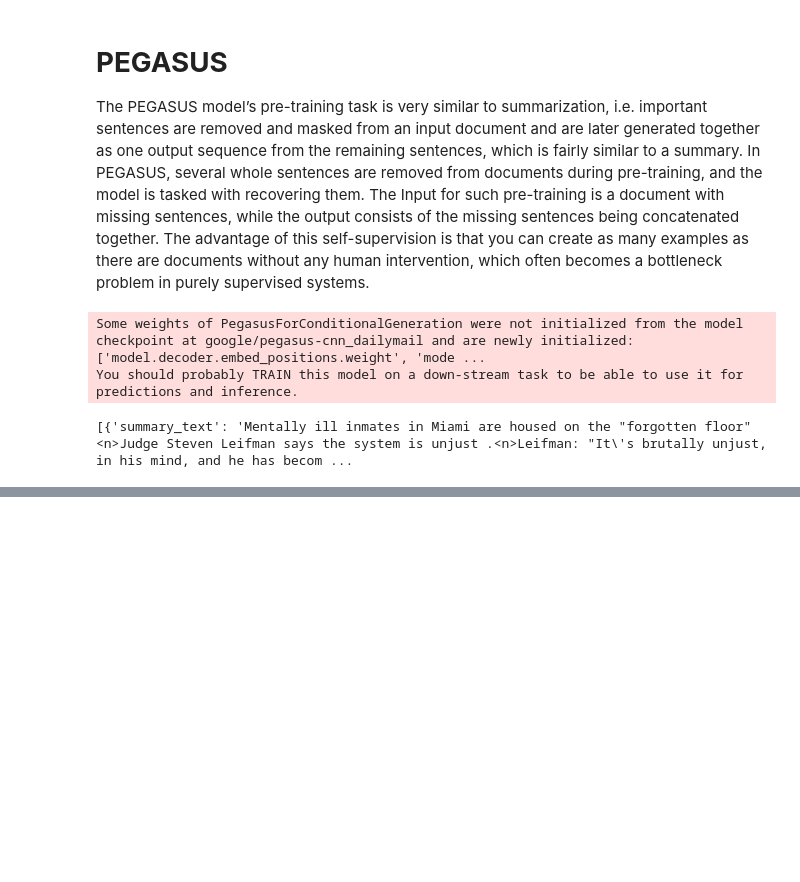
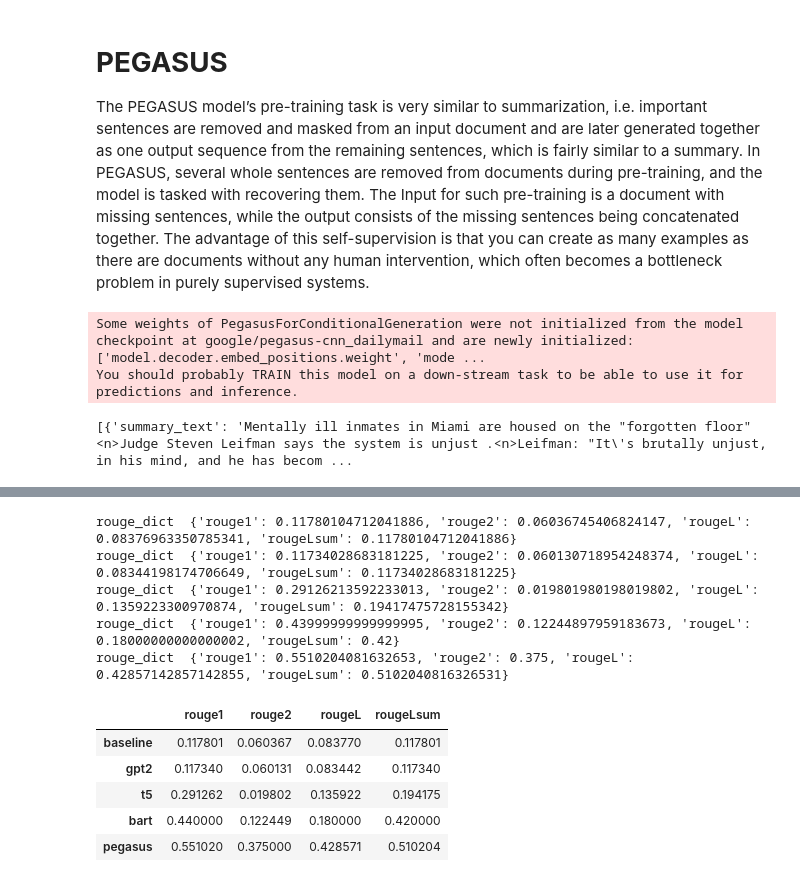
Before and after one commit to mspatke/abstractive_summarization_BART_transformer, a Jupyter notebook: Text_summarization_BART_T5_Pegasus.ipynb, the cells around one changed output, grey strips where cells are left out. Cells and saved outputs as stored; diff of their text form; code cells hidden in the pictures; blank space fills up the shorter version.

```diff
--- a/Text_summarization_BART_T5_Pegasus.ipynb
+++ b/Text_summarization_BART_T5_Pegasus.ipynb
@@ -151,3 +151,12 @@ pipe_out
 [{'summary_text': 'Mentally ill inmates in Miami are housed on the "forgotten floor"<n>Judge Steven Leifman says the system is unjust .<n>Leifman: "It\'s brutally unjust, in his mind, and he has becom ...
 # %%
 summaries["pegasus"] = pipe_out[0]["summary_text"].replace(" .<n>", ".\n")
+# %%
+print("GROUND TRUTH")
+
+print(dataset['train'][1]['highlights'])
+
+
+for model_name in summaries:
+    print('\n#####',model_name.upper(),'#####')
+    print('\n',summaries[model_name])
@@ -153,0 +203,29 @@ summaries["pegasus"] = pipe_out[0]["summary_text"].replace(" .<n>", ".\n")
+# %%
+rouge_metric = load_metric('rouge')
+# %%
+rouge_names = ["rouge1", "rouge2", "rougeL", "rougeLsum"]
+
+reference = dataset['train'][1]['highlights']
+
+records = []
+
+for model_name in summaries:
+    rouge_metric.add(prediction = summaries[model_name], reference = reference )
+    score = rouge_metric.compute()
+    rouge_dict = dict((rn, score[rn].mid.fmeasure ) for rn in rouge_names )
+    print('rouge_dict ', rouge_dict )
+    records.append(rouge_dict)
+
+pd.DataFrame.from_records(records, index = summaries.keys() )
+# %% [output]
+rouge_dict  {'rouge1': 0.11780104712041886, 'rouge2': 0.06036745406824147, 'rougeL': 0.08376963350785341, 'rougeLsum': 0.11780104712041886}
+rouge_dict  {'rouge1': 0.11734028683181225, 'rouge2': 0.060130718954248374, 'rougeL': 0.08344198174706649, 'rougeLsum': 0.11734028683181225}
+rouge_dict  {'rouge1': 0.29126213592233013, 'rouge2': 0.019801980198019802, 'rougeL': 0.1359223300970874, 'rougeLsum': 0.19417475728155342}
+rouge_dict  {'rouge1': 0.43999999999999995, 'rouge2': 0.12244897959183673, 'rougeL': 0.18000000000000002, 'rougeLsum': 0.42}
+rouge_dict  {'rouge1': 0.5510204081632653, 'rouge2': 0.375, 'rougeL': 0.42857142857142855, 'rougeLsum': 0.5102040816326531}
+|  | rouge1 | rouge2 | rougeL | rougeLsum |
+| baseline | 0.117801 | 0.060367 | 0.083770 | 0.117801 |
+| gpt2 | 0.117340 | 0.060131 | 0.083442 | 0.117340 |
+| t5 | 0.291262 | 0.019802 | 0.135922 | 0.194175 |
+| bart | 0.440000 | 0.122449 | 0.180000 | 0.420000 |
+| pegasus | 0.551020 | 0.375000 | 0.428571 | 0.510204 |
```
Also changed, not shown: parts of 3 cells of this notebook.
